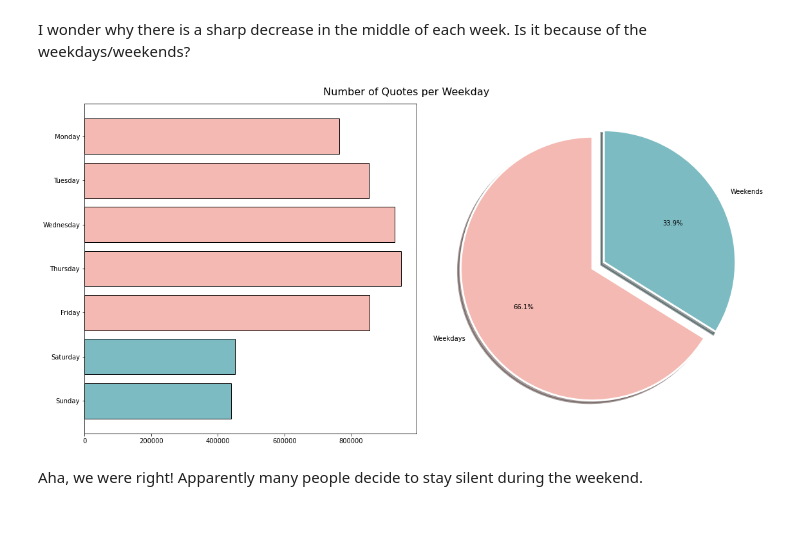
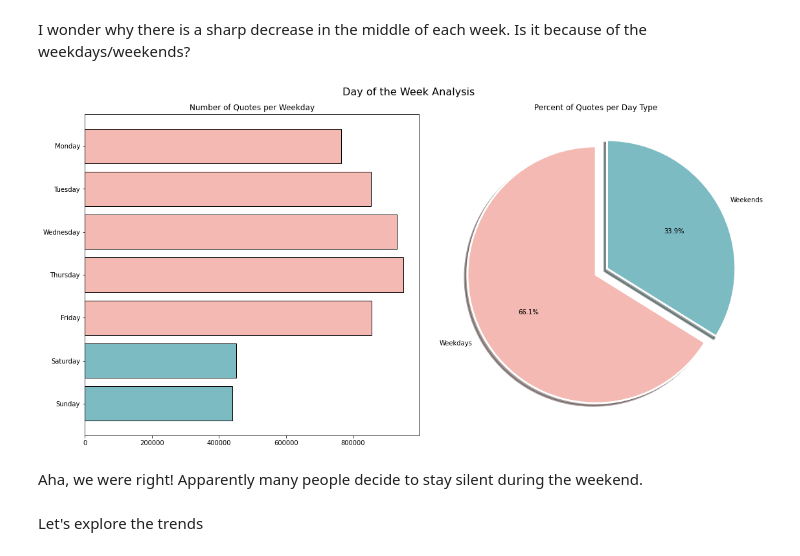
Before and after one commit to epfl-ada/ada-2021-project-hivemind, a Jupyter notebook: quotes_eda.ipynb, the cells around one changed output. Cells and saved outputs as stored; diff of their text form; code cells hidden in the pictures; blank space fills up the shorter version.

Commit message:
Add exploratory plots

```diff
--- a/quotes_eda.ipynb
+++ b/quotes_eda.ipynb
@@ -62,21 +73,25 @@ number_of_quotes_per_weekday = ds_by_weekdays.size().compute()
 # %%
 # Sort the index by the day of the week
 days_of_week = ['Monday', 'Tuesday', 'Wednesday', 'Thursday', 'Friday', 'Saturday', 'Sunday']
 day_type = (days_of_week[:5], days_of_week[5:])
 
 mapping = {day: i for i, day in enumerate(reversed(days_of_week))}
 key = number_of_quotes_per_weekday.index.map(mapping)
 number_of_quotes_per_weekday = number_of_quotes_per_weekday.iloc[key.argsort()]
 
 fig, ax = plt.subplots(1, 2, figsize=(16, 8))
-fig.suptitle("Number of Quotes per Weekday", fontsize=16)
+ax[0].set_title("Number of Quotes per Weekday", fontsize=12)
+ax[1].set_title("Percent of Quotes per Day Type", fontsize=12)
+fig.suptitle("Day of the Week Analysis", fontsize=16)
 
 colors = ["#7DBBC3", "#7DBBC3", "#F4B9B2", "#F4B9B2", "#F4B9B2", "#F4B9B2", "#F4B9B2"]
 ax[0].barh(number_of_quotes_per_weekday.index, number_of_quotes_per_weekday, edgecolor="black", color=colors)
 
 ax[1].pie([number_of_quotes_per_weekday.loc[x].mean() for x in day_type], labels=["Weekdays", "Weekends"], autopct='%.1f%%', shadow=True, startangle=90, colors=["#F4B9B2", "#7DBBC3"], wedgeprops={'linewidth': 3.0, 'edgecolor': 'white'}, explode=(0, 0.1))
 plt.tight_layout()
 # %% [output]
-[figure, old version]
+[figure, new version]
 # %% [markdown]
 Aha, we were right! Apparently many people decide to stay silent during the weekend.
+# %% [markdown]
+Let's explore the trends
```
Also changed, not shown: parts of 15 cells of this notebook.
